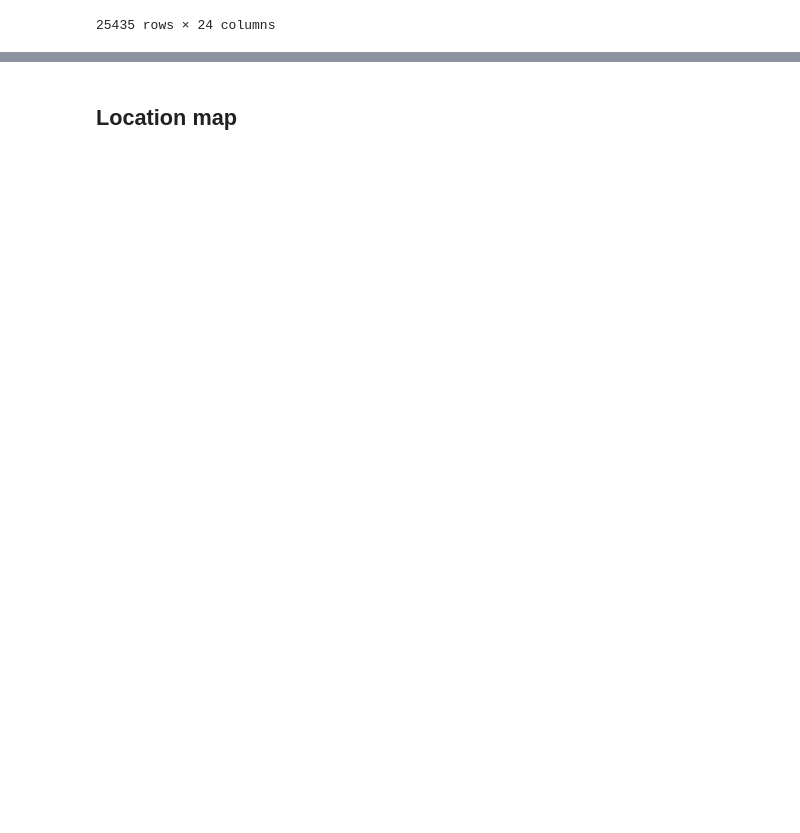
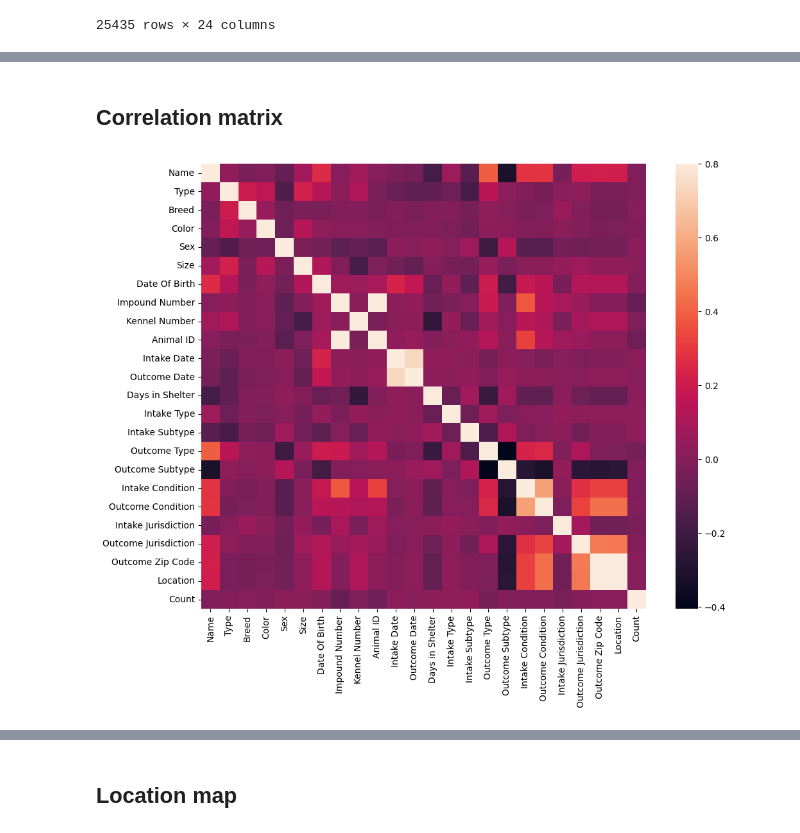
Before and after one commit to suzejka/shelter, a Jupyter notebook: magisterka.ipynb, the cells around one changed output, grey strips where cells are left out. Drawn from its saved outputs; the diff is of its cells as text; code cells hidden in the pictures; blank space fills up the shorter version.

```diff
--- a/magisterka.ipynb
+++ b/magisterka.ipynb
@@ -46,3 +47,10 @@ df
 | 25433 | *NEWTON | DOG | CHIHUAHUA SH/MIX | BROWN/WHITE | Neutered | SMALL | 07/28/2011 | K20-036116 | DS91 | ... |
 | 25434 | NaN | OTHER | SHEEP | WHITE | Female | LARGE | NaN | K18-027518 | YARD | ... |
 25435 rows × 24 columns
+# %%
+from sklearn.preprocessing import LabelEncoder, OneHotEncoder
+
+encoder = LabelEncoder()
+
+labeled_df = df.apply(encoder.fit_transform)
+labeled_df
@@ -48,0 +71,9 @@ df
+# %% [markdown]
+## Correlation matrix
+# %%
+corrmat = labeled_df.corr()
+f, ax = plt.subplots(figsize=(12, 9))
+sns.heatmap(corrmat, vmax=.8, square=True)
+plt.show()
+# %% [output]
+[figure, added]
```
Also changed, not shown: parts of 21 cells of this notebook.
